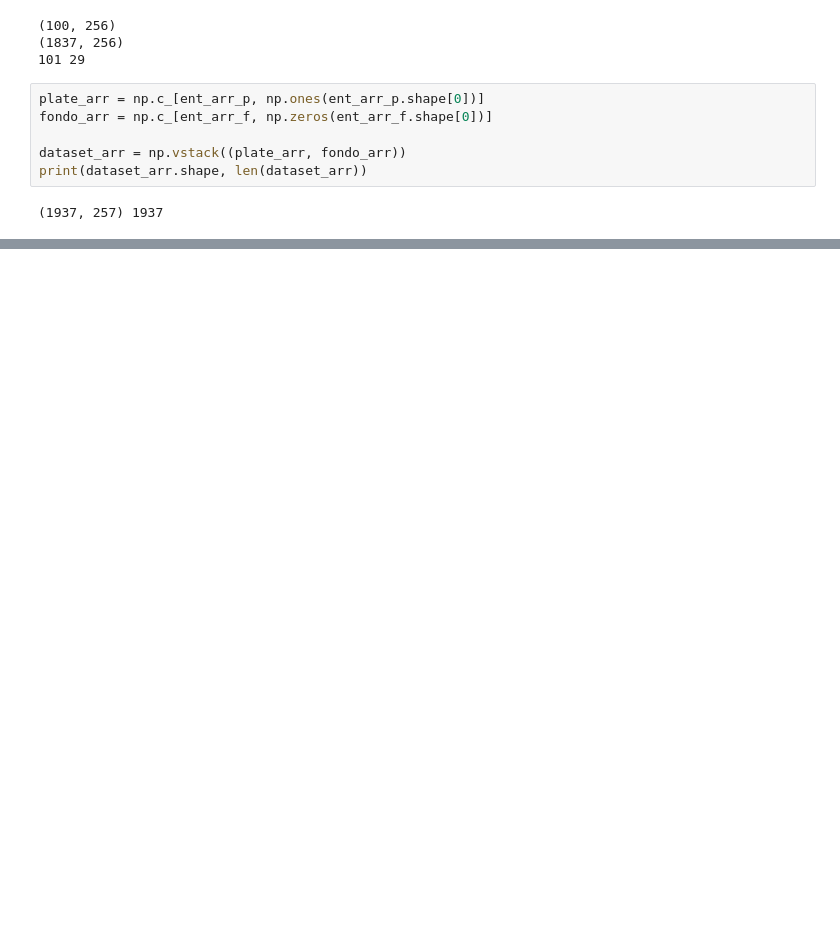
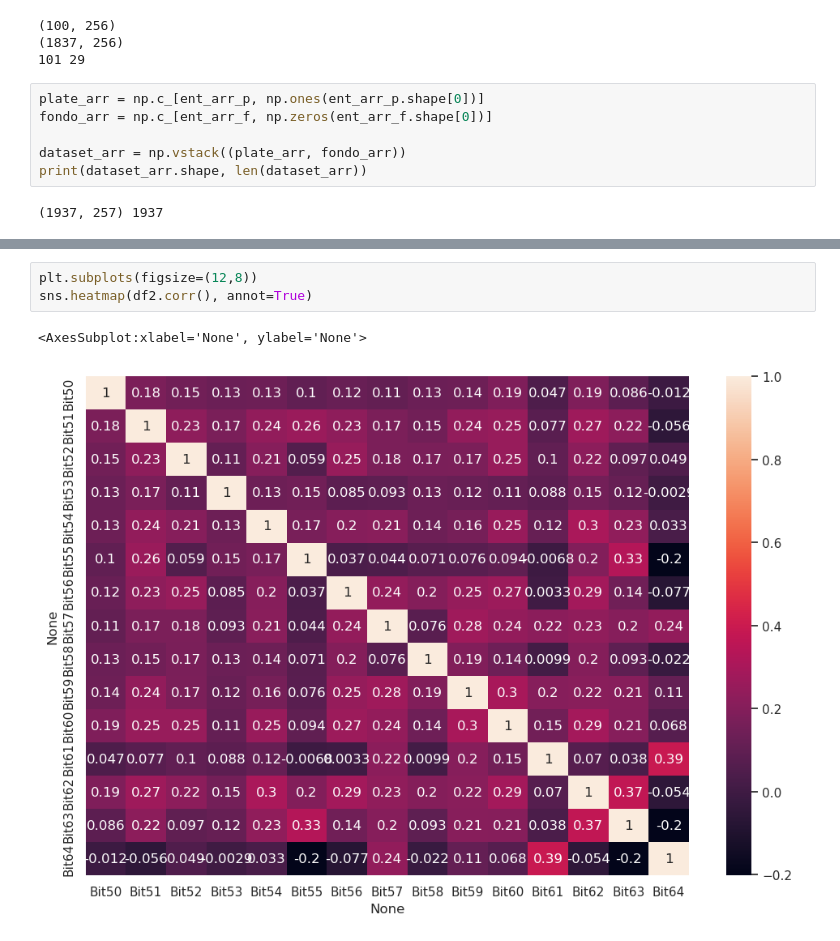
Before and after one commit to yonkeenn/projectCarPlateDetection, a Jupyter notebook: projectCarPlateDetection_CV.ipynb, the cells around one changed output, grey strips where cells are left out. Cells and saved outputs as stored; diff of their text form; blank space fills up the shorter version.

```diff
--- a/projectCarPlateDetection_CV.ipynb
+++ b/projectCarPlateDetection_CV.ipynb
@@ -723,0 +779,6 @@ plt.legend();
+# %%
+plt.subplots(figsize=(12,8))
+sns.heatmap(df2.corr(), annot=True)
+# %% [output]
+<AxesSubplot:xlabel='None', ylabel='None'>
+[figure, added]
```
Also changed, not shown: parts of 43 cells of this notebook.
